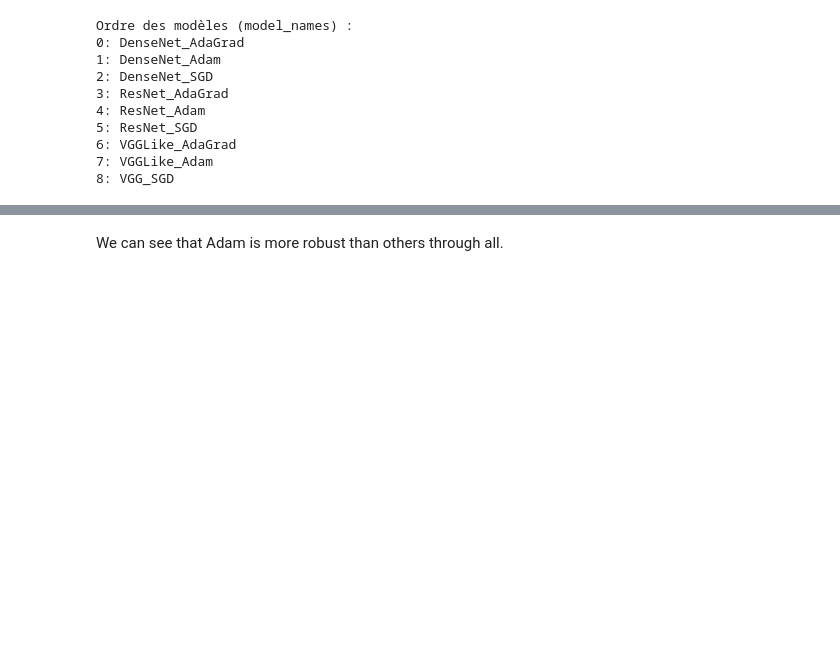
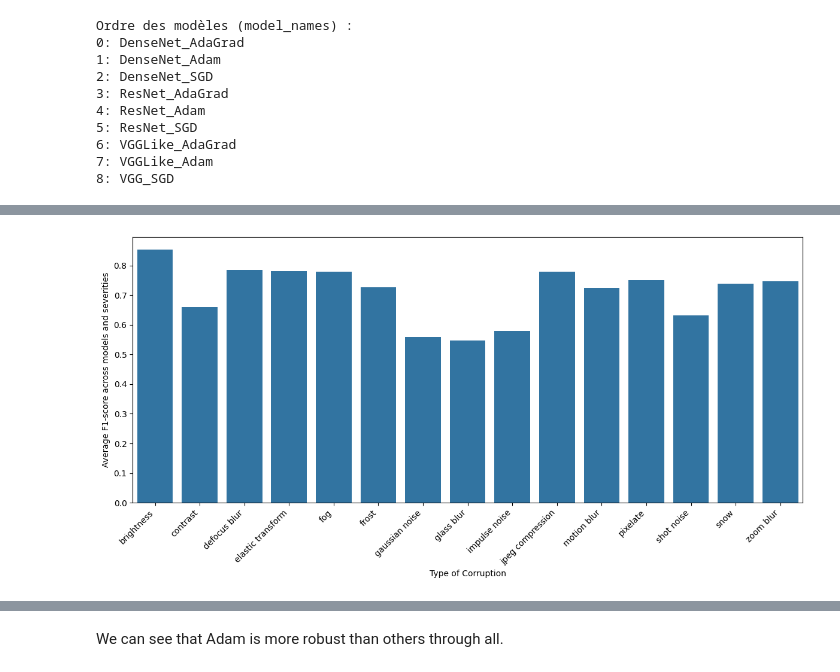
Before and after one commit to SamuelWaridel/OptML-project, a Jupyter notebook: graphs_corruption.ipynb, the cells around one changed output, grey strips where cells are left out. Cells and saved outputs as stored; diff of their text form; code cells hidden in the pictures; blank space fills up the shorter version.

```diff
--- a/graphs_corruption.ipynb
+++ b/graphs_corruption.ipynb
@@ -47,0 +139,21 @@ Ordre des modèles (model_names) :
+# %%
+"""
+Performance moyenne par corruption pour identifier les corruptions les plus dures en moyenne.
+
+Axe X : Corruptions
+Axe Y : Moyenne des scores sur tous les modèles et sévérités
+"""
+# Moyenne sur modèles et sévérités : shape (15,)
+corruption_means = all_data.mean(axis=(0, 2))
+
+display_corruption = [cor.replace('_', ' ') for cor in corruption_list]
+
+plt.figure(figsize=(12, 6))
+sns.barplot(x=display_corruption, y=corruption_means)
+plt.ylabel('Average F1-score across models and severities')
+plt.xlabel('Type of Corruption')
+plt.xticks(rotation=45, ha='right')
+plt.tight_layout()
+plt.show()
+# %% [output]
+[figure, added]
```
Also changed, not shown: parts of 8 cells of this notebook.
